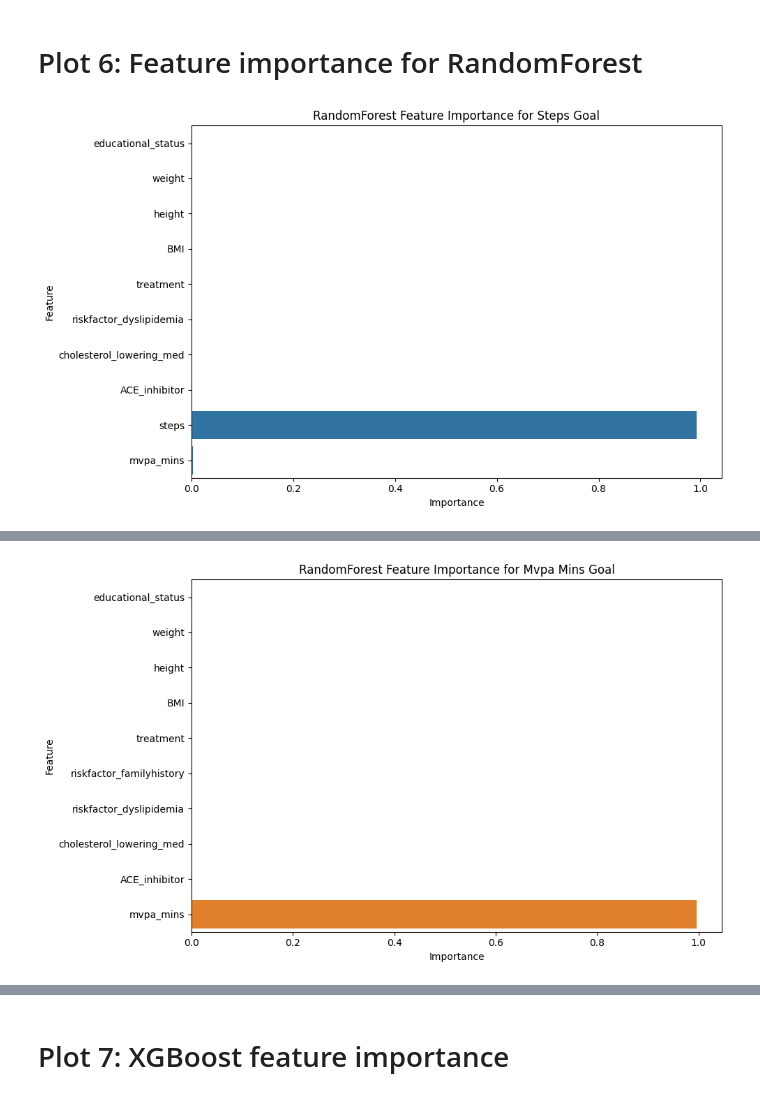
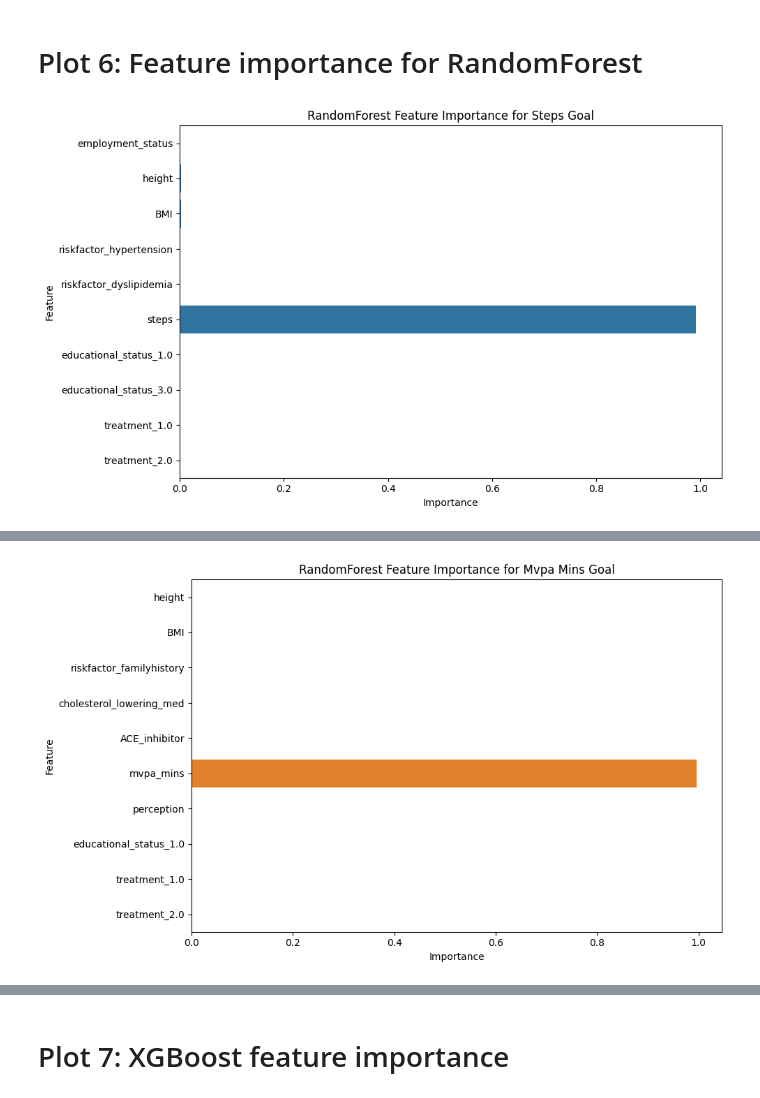
Before and after one commit to aliowx/activity-goal-prediction, a Jupyter notebook: notebook/final_model_notebook.ipynb, the cells around one changed output, grey strips where cells are left out. Cells and saved outputs as stored; diff of their text form; code cells hidden in the pictures.

```diff
--- a/notebook/final_model_notebook.ipynb
+++ b/notebook/final_model_notebook.ipynb
@@ -252,0 +234,6 @@ X_temp_preprocessed = rfecv_preprocessor.fit_transform(X_temp, y_temp['steps_goa
+# %%
+# Fit preprocessor to get feature names
+rfecv_preprocessor.fit(X_temp, y_temp['steps_goal'])
+# Get feature names after one-hot encoding
+encoded_feature_names = rfecv_preprocessor.get_feature_names_out().tolist()
+logger.info(f"Encoded feature names from rfecv_preprocessor: {encoded_feature_names}")
@@ -252,0 +244,3 @@ X_temp_preprocessed = rfecv_preprocessor.fit_transform(X_temp, y_temp['steps_goa
+# %%
+X_temp_preprocessed = rfecv_preprocessor.transform(X_temp)
+logger.info(f"Shape of X_temp_preprocessed: {X_temp_preprocessed.shape}")
@@ -259,7 +255,7 @@ selector_steps = SelectFromModel(
     threshold=-np.inf
 )
 selector_steps.fit(X_temp_preprocessed, y_temp['steps_goal'])
-rfecv_features_steps = [numeric_columns[i] for i in range(len(numeric_columns)) if selector_steps.get_support()[i]]
+rfecv_features_steps = [encoded_feature_names[i] for i in range(len(encoded_feature_names)) if selector_steps.get_support()[i]]
 
 selector_mvpa = SelectFromModel(
     estimator=XGBRegressor(objective='reg:squarederror', random_state=SEED, tree_method='hist'),
@@ -267,7 +263,7 @@ selector_mvpa = SelectFromModel(
     threshold=-np.inf
 )
 selector_mvpa.fit(X_temp_preprocessed, y_temp['mvpa_mins_goal'])
-rfecv_features_mvpa = [numeric_columns[i] for i in range(len(numeric_columns)) if selector_mvpa.get_support()[i]]
+rfecv_features_mvpa = [encoded_feature_names[i] for i in range(len(encoded_feature_names)) if selector_mvpa.get_support()[i]]
 
 logger.info(f"Top 10 selected features for steps_goal: {rfecv_features_steps}")
 logger.info(f"Top 10 selected features for mvpa_mins_goal: {rfecv_features_mvpa}")
@@ -367,0 +341,10 @@ models = {
+# %%
+X_train_transformed = preprocessor_steps.named_steps['preprocessor'].fit_transform(X_train, y_train['steps_goal'])
+X_train_transformed_df = pd.DataFrame(X_train_transformed, columns=preprocessor_steps.named_steps['preprocessor'].get_feature_names_out())
+logger.info(f"Number of columns after ColumnTransformer (steps_goal): {X_train_transformed.shape[1]}")
+logger.info(f"Column names after ColumnTransformer (steps_goal): {X_train_transformed_df.columns.tolist()}")
+
+X_train_transformed_mvpa = preprocessor_mvpa.named_steps['preprocessor'].fit_transform(X_train, y_train['mvpa_mins_goal'])
+X_train_transformed_mvpa_df = pd.DataFrame(X_train_transformed_mvpa, columns=preprocessor_mvpa.named_steps['preprocessor'].get_feature_names_out())
+logger.info(f"Number of columns after ColumnTransformer (mvpa_mins_goal): {X_train_transformed_mvpa.shape[1]}")
+logger.info(f"Column names after ColumnTransformer (mvpa_mins_goal): {X_train_transformed_mvpa_df.columns.tolist()}")
@@ -624,17 +722,17 @@ for target in ['steps_goal', 'mvpa_mins_goal']:
 # %%
 for target in ['steps_goal', 'mvpa_mins_goal']:
     rf_model = best_models[target]['RandomForest'].named_steps['regressor']
-    feature_names = rfecv_features_steps if target == 'steps_goal' else rfecv_features_mvpa
+    feature_names = [f.split('__')[1] for f in (rfecv_features_steps if target == 'steps_goal' else rfecv_features_mvpa)]
     importances = rf_model.feature_importances_
 
     plt.figure(figsize=(10, 6))
     sns.barplot(x=importances, y=feature_names, color='#1f77b4' if target == 'steps_goal' else '#ff7f0e')
     plt.title(f'RandomForest Feature Importance for {target.replace("_", " ").title()}')
     plt.xlabel('Importance')
     plt.ylabel('Feature')
     plt.tight_layout()
     plt.savefig(f'../photo/rf_feature_importance_{target}.png')
     plt.show()
     logger.info(f"RandomForest feature importance plot for {target} saved as '../photo/rf_feature_importance_{target}.png'")
 # %% [output]
-[figure, old version]
+[figure, new version]
@@ -642 +740 @@ for target in ['steps_goal', 'mvpa_mins_goal']:
-[figure, old version]
+[figure, new version]
```
Also changed, not shown: parts of 65 cells of this notebook.
